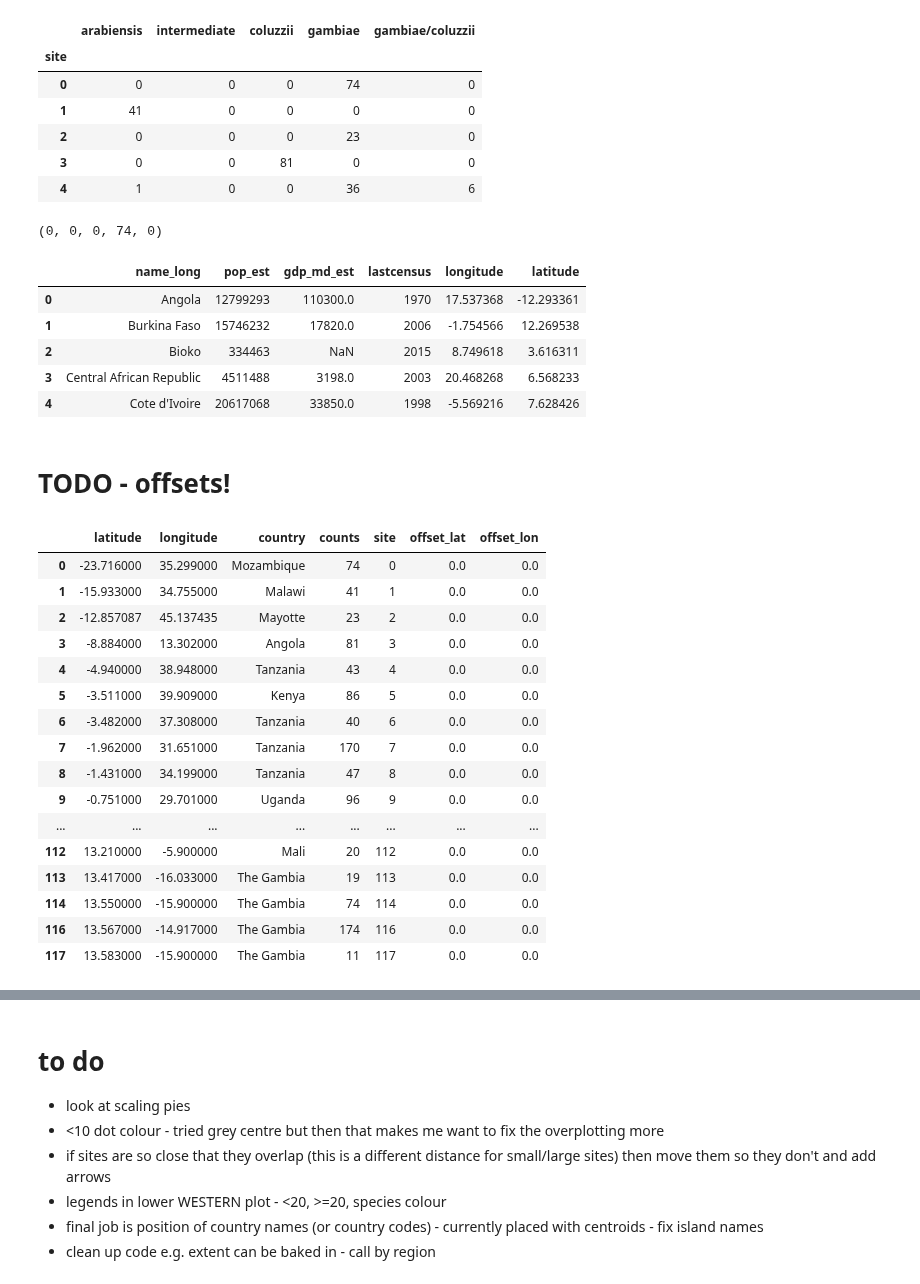
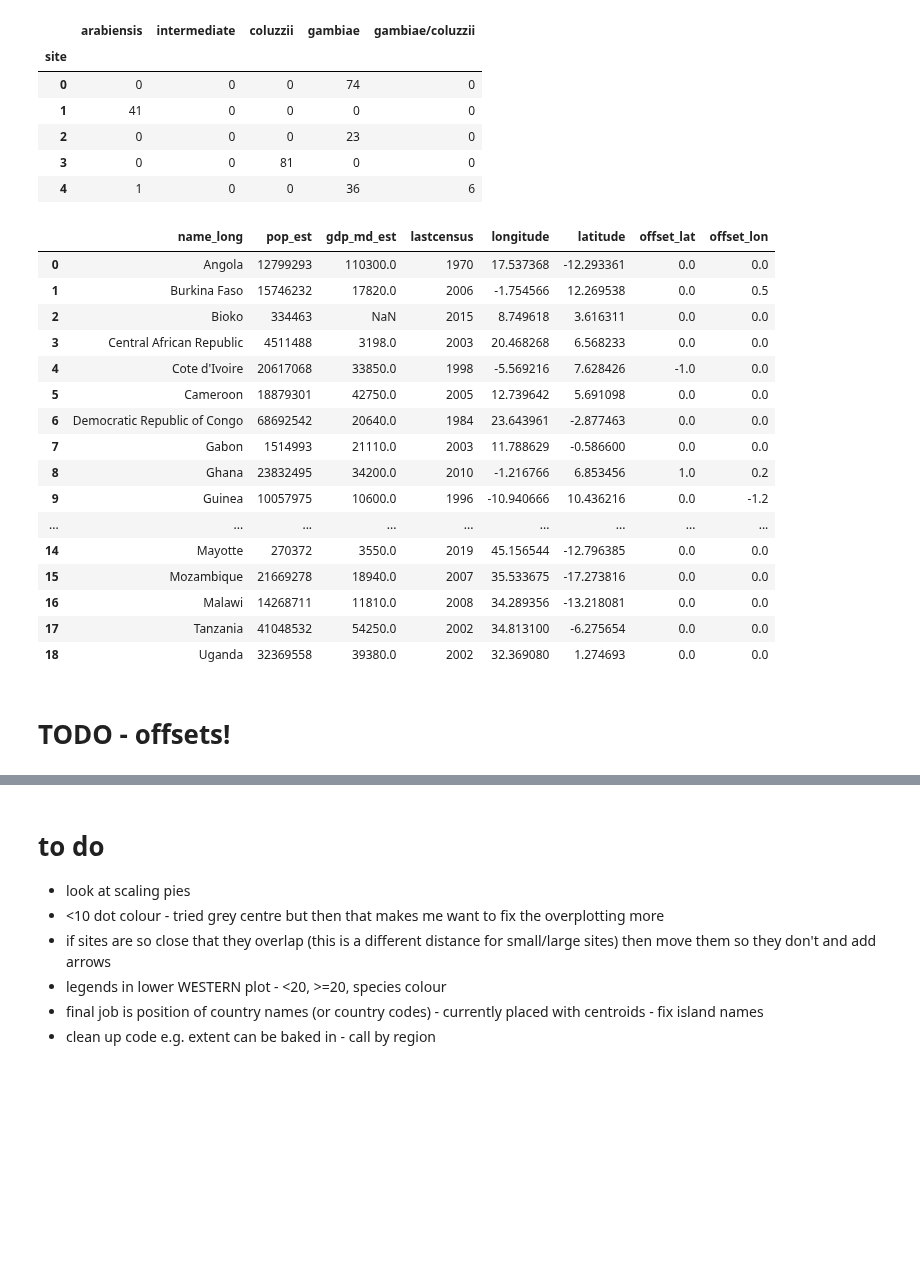
Before and after one commit to malariagen/ag1000g-phase3-data-paper, a Jupyter notebook: notebooks/ag1000g_phase3_collection_map_second_draft.ipynb, the cells around one changed output, grey strips where cells are left out. Drawn from its saved outputs; the diff is of its cells as text; code cells hidden in the pictures; blank space fills up the shorter version.

```diff
--- a/notebooks/ag1000g_phase3_collection_map_second_draft.ipynb
+++ b/notebooks/ag1000g_phase3_collection_map_second_draft.ipynb
@@ -355,20 +335,44 @@ summary_20_counts.head()
 | 2 | 0 | 0 | 0 | 23 | 0 |
 | 3 | 0 | 0 | 81 | 0 | 0 |
 | 4 | 1 | 0 | 0 | 36 | 6 |
-# %%
-#test
-ar, it, cl, ga, gc = summary_20_counts.loc[0]
-ar, it, cl, ga, gc
-# %% [output]
-(0, 0, 0, 74, 0)
-# %%
-#get the centroids for the countries we sample in - use this as starting point for country labels?
-df_p3_centroids = df_centroids[df_centroids.index.isin(countries)].reset_index()
-df_p3_centroids.head()
-# %% [output]
-|  | name_long | pop_est | gdp_md_est | lastcensus | longitude | latitude |
-| 0 | Angola | 12799293 | 110300.0 | 1970 | 17.537368 | -12.293361 |
-| 1 | Burkina Faso | 15746232 | 17820.0 | 2006 | -1.754566 | 12.269538 |
-| 2 | Bioko | 334463 | NaN | 2015 | 8.749618 | 3.616311 |
-| 3 | Central African Republic | 4511488 | 3198.0 | 2003 | 20.468268 | 6.568233 |
-| 4 | Cote d'Ivoire | 20617068 | 33850.0 | 1998 | -5.569216 | 7.628426 |
+# %%
+#get the centroids for the countries we sample in - use this as starting point for country labels?
+df_p3_centroids = df_centroids[df_centroids.index.isin(countries)].reset_index().copy()
+df_p3_centroids['offset_lat'] = 0.0
+df_p3_centroids['offset_lon'] = 0.0
+#Ghana
+df_p3_centroids.loc[8, 'offset_lat'] = 1.0
+df_p3_centroids.loc[8, 'offset_lon'] = 0.2
+#Cote
+df_p3_centroids.loc[4, 'offset_lat'] = -1.0
+#guinea
+df_p3_centroids.loc[9, 'offset_lon'] = -1.2
+#Mali
+df_p3_centroids.loc[13, 'offset_lat'] = -2.0
+#Guinea Bissau
+df_p3_centroids.loc[11, 'offset_lat'] = -4.5
+df_p3_centroids.loc[11, 'offset_lon'] = -1.2
+#Burkina
+df_p3_centroids.loc[1, 'offset_lon'] = 0.5
+#The Gambia
+df_p3_centroids.loc[10, 'offset_lat'] = 3.5
+df_p3_centroids.loc[10, 'offset_lon'] = -1.0
+df_p3_centroids
+# %% [output]
+|  | name_long | pop_est | gdp_md_est | lastcensus | longitude | latitude | offset_lat | offset_lon |
+| 0 | Angola | 12799293 | 110300.0 | 1970 | 17.537368 | -12.293361 | 0.0 | 0.0 |
+| 1 | Burkina Faso | 15746232 | 17820.0 | 2006 | -1.754566 | 12.269538 | 0.0 | 0.5 |
+| 2 | Bioko | 334463 | NaN | 2015 | 8.749618 | 3.616311 | 0.0 | 0.0 |
+| 3 | Central African Republic | 4511488 | 3198.0 | 2003 | 20.468268 | 6.568233 | 0.0 | 0.0 |
+| 4 | Cote d'Ivoire | 20617068 | 33850.0 | 1998 | -5.569216 | 7.628426 | -1.0 | 0.0 |
+| 5 | Cameroon | 18879301 | 42750.0 | 2005 | 12.739642 | 5.691098 | 0.0 | 0.0 |
+| 6 | Democratic Republic of Congo | 68692542 | 20640.0 | 1984 | 23.643961 | -2.877463 | 0.0 | 0.0 |
+| 7 | Gabon | 1514993 | 21110.0 | 2003 | 11.788629 | -0.586600 | 0.0 | 0.0 |
+| 8 | Ghana | 23832495 | 34200.0 | 2010 | -1.216766 | 6.853456 | 1.0 | 0.2 |
+| 9 | Guinea | 10057975 | 10600.0 | 1996 | -10.940666 | 10.436216 | 0.0 | -1.2 |
+| ... | ... | ... | ... | ... | ... | ... | ... | ... |
+| 14 | Mayotte | 270372 | 3550.0 | 2019 | 45.156544 | -12.796385 | 0.0 | 0.0 |
+| 15 | Mozambique | 21669278 | 18940.0 | 2007 | 35.533675 | -17.273816 | 0.0 | 0.0 |
+| 16 | Malawi | 14268711 | 11810.0 | 2008 | 34.289356 | -13.218081 | 0.0 | 0.0 |
+| 17 | Tanzania | 41048532 | 54250.0 | 2002 | 34.813100 | -6.275654 | 0.0 | 0.0 |
+| 18 | Uganda | 32369558 | 39380.0 | 2002 | 32.369080 | 1.274693 | 0.0 | 0.0 |
@@ -375,24 +389,2 @@ df_p3_centroids.head()
 # %% [markdown]
 # TODO - offsets!
-# %%
-df_20['offset_lat'] = 0.0
-df_20['offset_lon'] = 0.0
-df_20
-# %% [output]
-|  | latitude | longitude | country | counts | site | offset_lat | offset_lon |
-| 0 | -23.716000 | 35.299000 | Mozambique | 74 | 0 | 0.0 | 0.0 |
-| 1 | -15.933000 | 34.755000 | Malawi | 41 | 1 | 0.0 | 0.0 |
-| 2 | -12.857087 | 45.137435 | Mayotte | 23 | 2 | 0.0 | 0.0 |
-| 3 | -8.884000 | 13.302000 | Angola | 81 | 3 | 0.0 | 0.0 |
-| 4 | -4.940000 | 38.948000 | Tanzania | 43 | 4 | 0.0 | 0.0 |
-| 5 | -3.511000 | 39.909000 | Kenya | 86 | 5 | 0.0 | 0.0 |
-| 6 | -3.482000 | 37.308000 | Tanzania | 40 | 6 | 0.0 | 0.0 |
-| 7 | -1.962000 | 31.651000 | Tanzania | 170 | 7 | 0.0 | 0.0 |
-| 8 | -1.431000 | 34.199000 | Tanzania | 47 | 8 | 0.0 | 0.0 |
-| 9 | -0.751000 | 29.701000 | Uganda | 96 | 9 | 0.0 | 0.0 |
-| ... | ... | ... | ... | ... | ... | ... | ... |
-| 112 | 13.210000 | -5.900000 | Mali | 20 | 112 | 0.0 | 0.0 |
-| 113 | 13.417000 | -16.033000 | The Gambia | 19 | 113 | 0.0 | 0.0 |
-| 114 | 13.550000 | -15.900000 | The Gambia | 74 | 114 | 0.0 | 0.0 |
-| 116 | 13.567000 | -14.917000 | The Gambia | 174 | 116 | 0.0 | 0.0 |
-| 117 | 13.583000 | -15.900000 | The Gambia | 11 | 117 | 0.0 | 0.0 |
```
Also changed, not shown: parts of 8 cells of this notebook, 1 other file.
